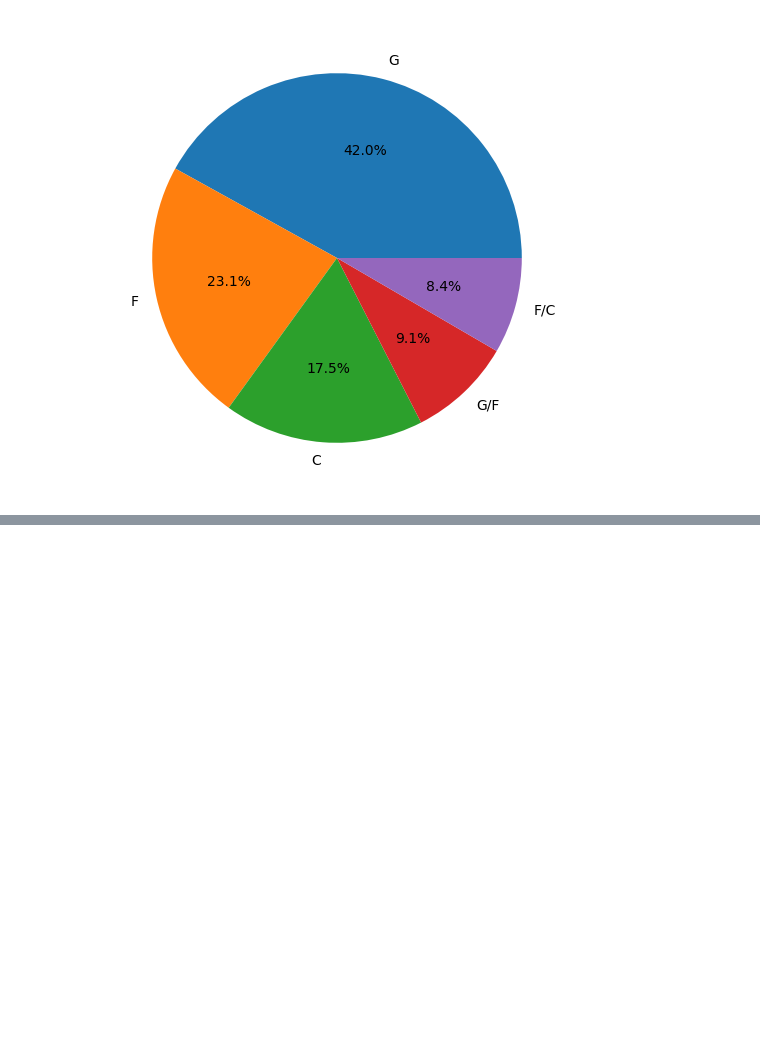
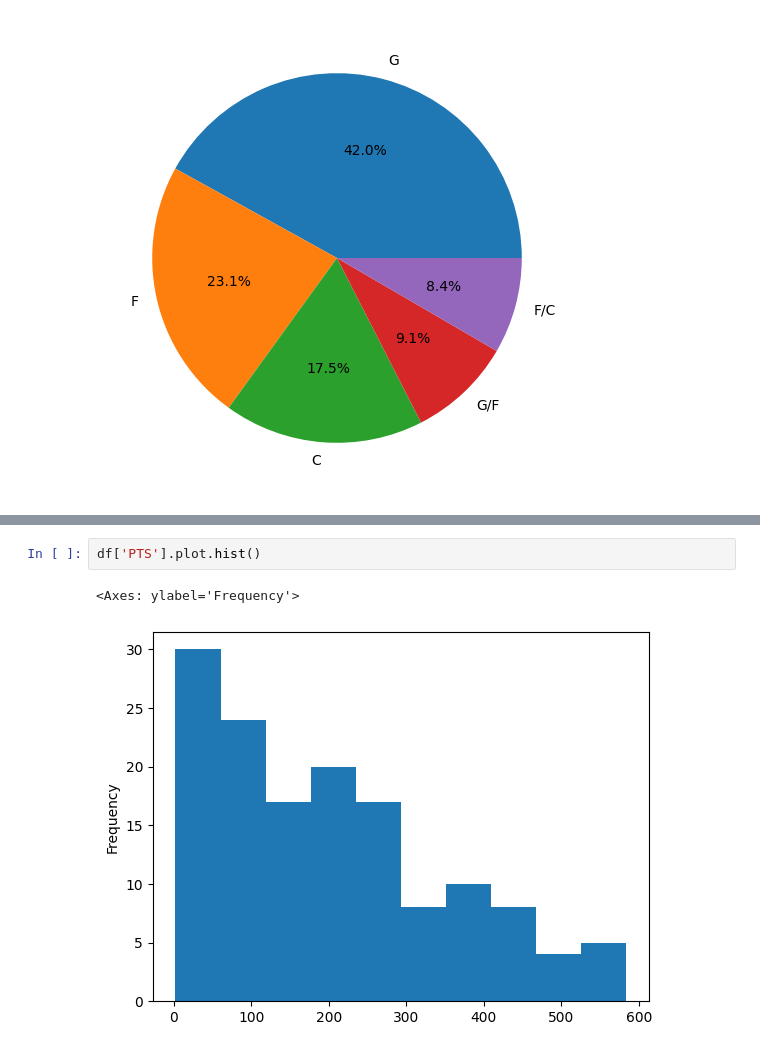
Before and after one commit to dnlsyfq/kaggle_wnba_player_stats, a Jupyter notebook: statistical-analysis-walkthrough.ipynb, the cells around one changed output, grey strips where cells are left out. Cells and saved outputs as stored; diff of their text form; blank space fills up the shorter version.

```diff
--- a/statistical-analysis-walkthrough.ipynb
+++ b/statistical-analysis-walkthrough.ipynb
@@ -446,0 +466,5 @@ Text(0, 0.5, '')
+# %%
+df['PTS'].plot.hist()
+# %% [output]
+<Axes: ylabel='Frequency'>
+[figure, added]
```
Also changed, not shown: parts of 18 cells of this notebook.
